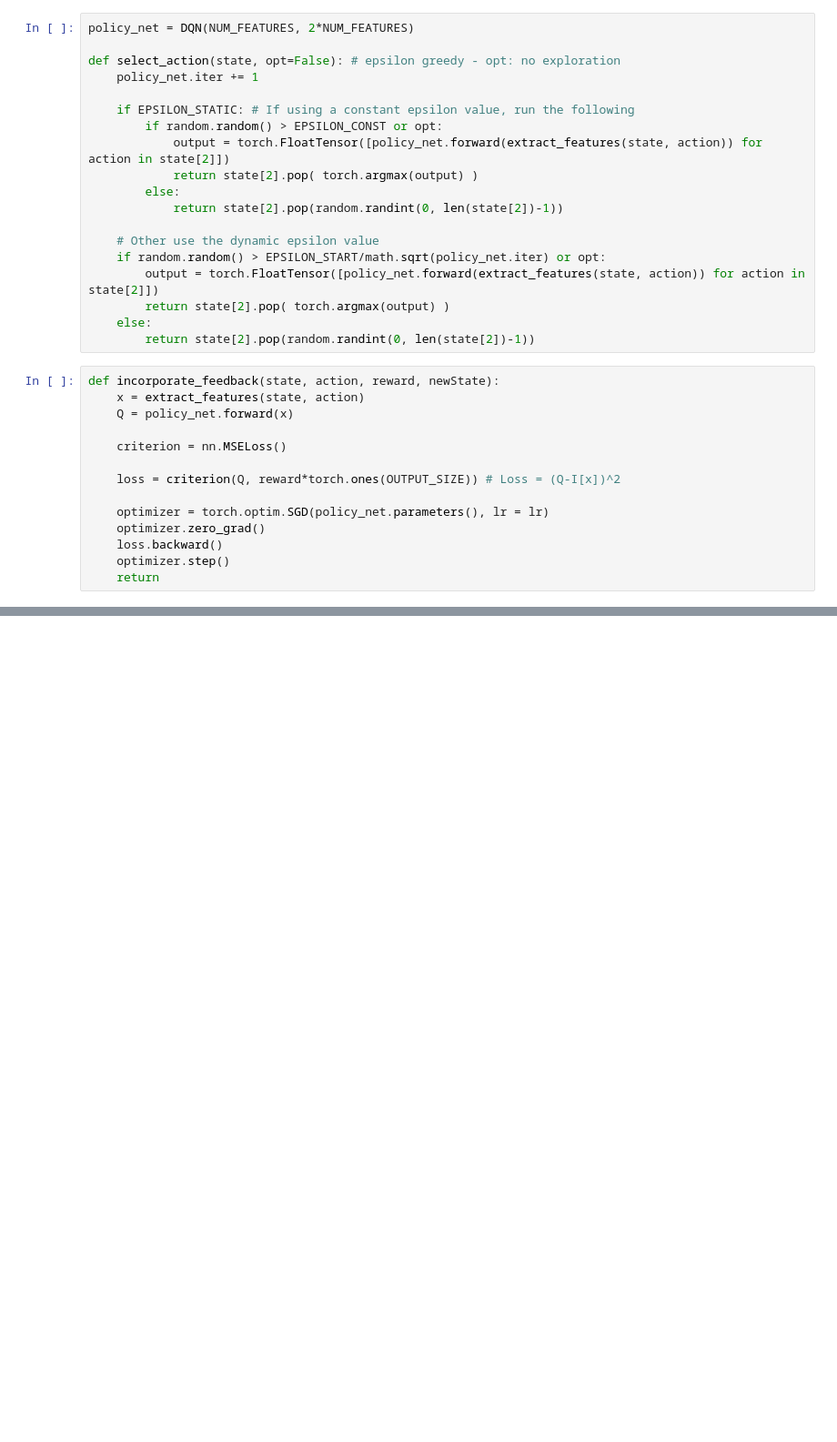
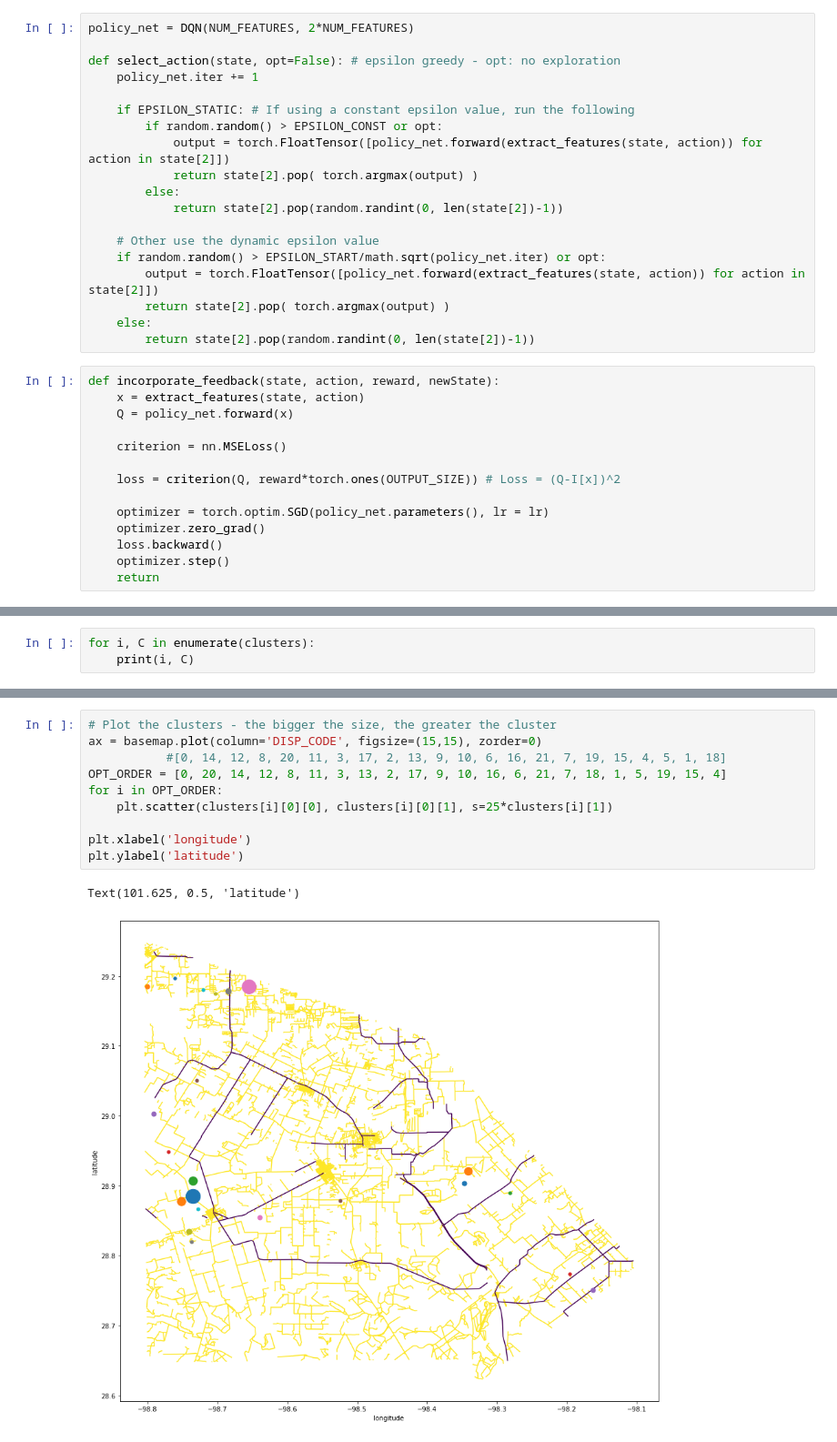
Before and after one commit to FRI-Energy-Analytics/2021_summer_fellows, a Jupyter notebook: plug_abandon/Atascosa Pathing Algorithm [07-01-21].ipynb, the cells around one changed output, grey strips where cells are left out. Shown: that part at 91% size. Saved outputs shown, nothing was run; the diff lists cells and outputs as text; blank space fills up the shorter version.

```diff
--- a/plug_abandon/Atascosa Pathing Algorithm [07-01-21].ipynb
+++ b/plug_abandon/Atascosa Pathing Algorithm [07-01-21].ipynb
@@ -406,0 +445,3 @@ DQN(
+# %%
+for i, C in enumerate(clusters):
+    print(i, C)
@@ -406,0 +466,13 @@ DQN(
+# %%
+# Plot the clusters - the bigger the size, the greater the cluster
+ax = basemap.plot(column='DISP_CODE', figsize=(15,15), zorder=0)
+           #[0, 14, 12, 8, 20, 11, 3, 17, 2, 13, 9, 10, 6, 16, 21, 7, 19, 15, 4, 5, 1, 18]
+OPT_ORDER = [0, 20, 14, 12, 8, 11, 3, 13, 2, 17, 9, 10, 16, 6, 21, 7, 18, 1, 5, 19, 15, 4]
+for i in OPT_ORDER:
+    plt.scatter(clusters[i][0][0], clusters[i][0][1], s=25*clusters[i][1])
+
+plt.xlabel('longitude')
+plt.ylabel('latitude')
+# %% [output]
+Text(101.625, 0.5, 'latitude')
+[figure, added]
```
Also changed, not shown: parts of 40 cells of this notebook.
